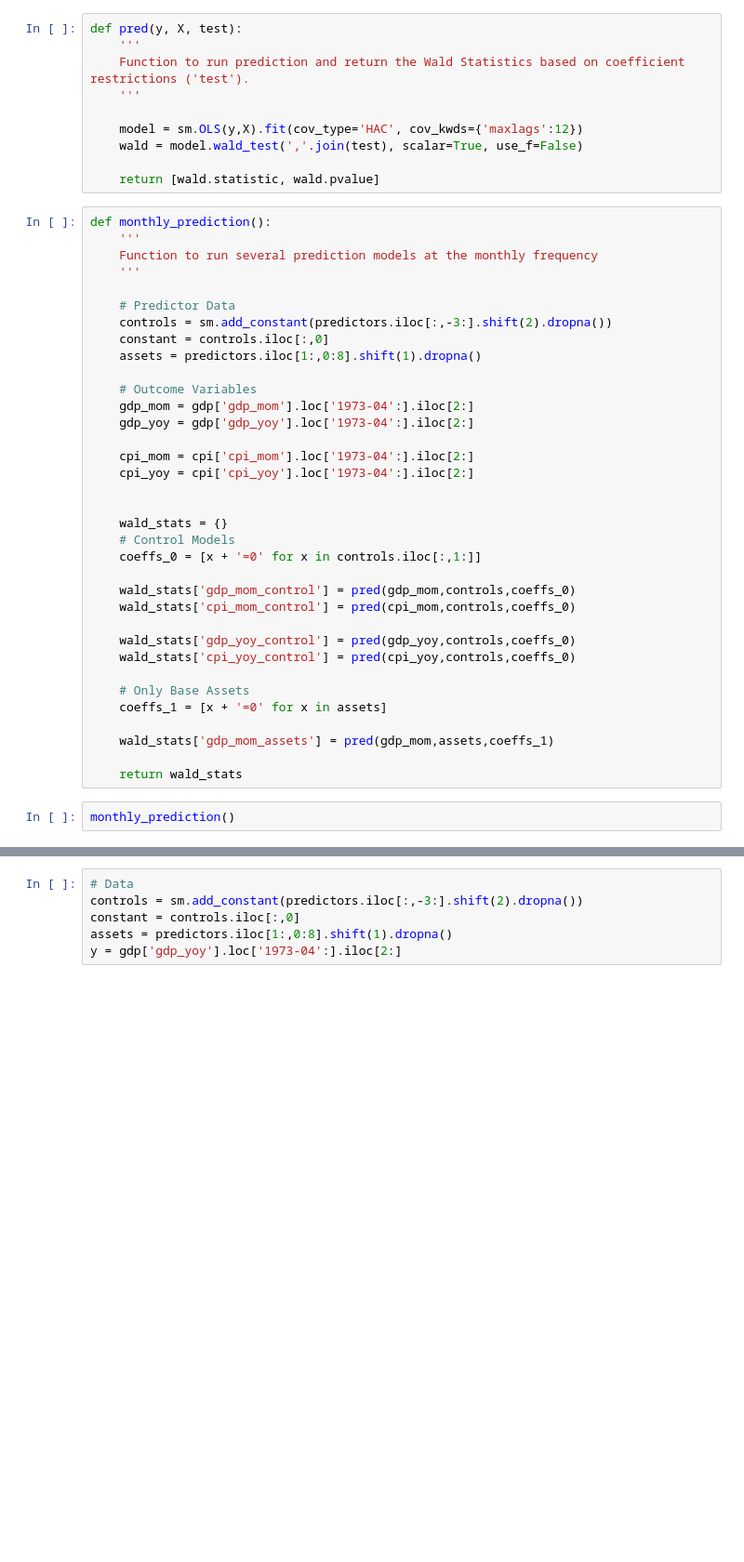
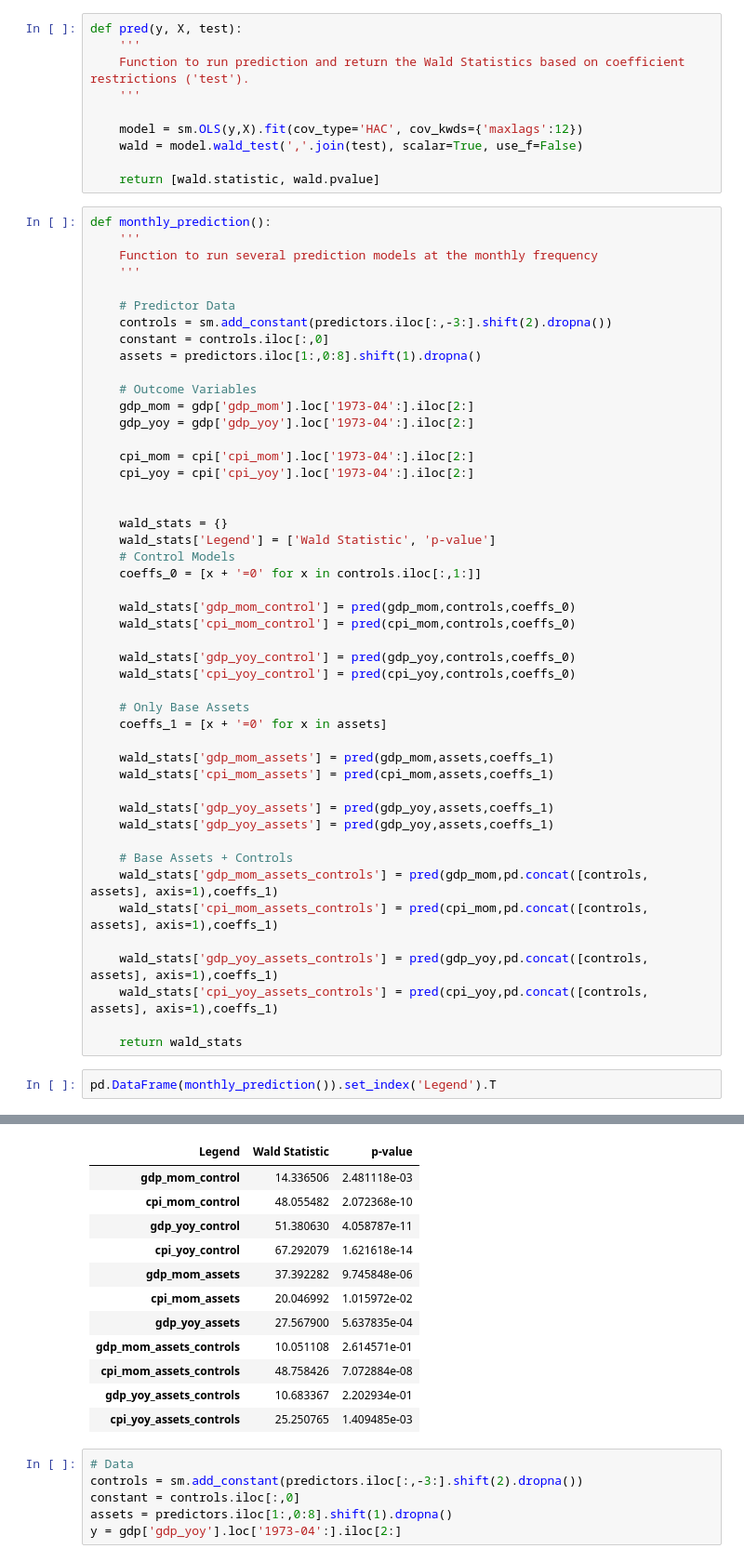
Before and after one commit to santoromano/Macro-Cross-Sectional-Analysis, a Jupyter notebook: mimicking_portfolios.ipynb, the cells around one changed output, grey strips where cells are left out. Shown at 93% size. Cells and saved outputs as stored; diff of their text form; blank space fills up the shorter version.

Commit message:
Monthly prediction function

```diff
--- a/mimicking_portfolios.ipynb
+++ b/mimicking_portfolios.ipynb
@@ -126,6 +110,7 @@ def monthly_prediction():
 
 
     wald_stats = {}
+    wald_stats['Legend'] = ['Wald Statistic', 'p-value']
     # Control Models
     coeffs_0 = [x + '=0' for x in controls.iloc[:,1:]]
 
@@ -139,8 +124,19 @@ def monthly_prediction():
     coeffs_1 = [x + '=0' for x in assets]
 
     wald_stats['gdp_mom_assets'] = pred(gdp_mom,assets,coeffs_1)
+    wald_stats['cpi_mom_assets'] = pred(cpi_mom,assets,coeffs_1)
+
+    wald_stats['gdp_yoy_assets'] = pred(gdp_yoy,assets,coeffs_1)
+    wald_stats['gdp_yoy_assets'] = pred(gdp_yoy,assets,coeffs_1)
+
+    # Base Assets + Controls
+    wald_stats['gdp_mom_assets_controls'] = pred(gdp_mom,pd.concat([controls, assets], axis=1),coeffs_1)
+    wald_stats['cpi_mom_assets_controls'] = pred(cpi_mom,pd.concat([controls, assets], axis=1),coeffs_1)
+
+    wald_stats['gdp_yoy_assets_controls'] = pred(gdp_yoy,pd.concat([controls, assets], axis=1),coeffs_1)
+    wald_stats['cpi_yoy_assets_controls'] = pred(cpi_yoy,pd.concat([controls, assets], axis=1),coeffs_1)
 
     return wald_stats
 # %%
-monthly_prediction()
+pd.DataFrame(monthly_prediction()).set_index('Legend').T
 # %% [output]
@@ -152,3 +143,15 @@ monthly_prediction()
+| Legend | Wald Statistic | p-value |
+| gdp_mom_control | 14.336506 | 2.481118e-03 |
+| cpi_mom_control | 48.055482 | 2.072368e-10 |
+| gdp_yoy_control | 51.380630 | 4.058787e-11 |
+| cpi_yoy_control | 67.292079 | 1.621618e-14 |
+| gdp_mom_assets | 37.392282 | 9.745848e-06 |
+| cpi_mom_assets | 20.046992 | 1.015972e-02 |
+| gdp_yoy_assets | 27.567900 | 5.637835e-04 |
+| gdp_mom_assets_controls | 10.051108 | 2.614571e-01 |
+| cpi_mom_assets_controls | 48.758426 | 7.072884e-08 |
+| gdp_yoy_assets_controls | 10.683367 | 2.202934e-01 |
+| cpi_yoy_assets_controls | 25.250765 | 1.409485e-03 |
 # %%
 # Data
 controls = sm.add_constant(predictors.iloc[:,-3:].shift(2).dropna())
```
Also changed, not shown: parts of 2 cells of this notebook.
